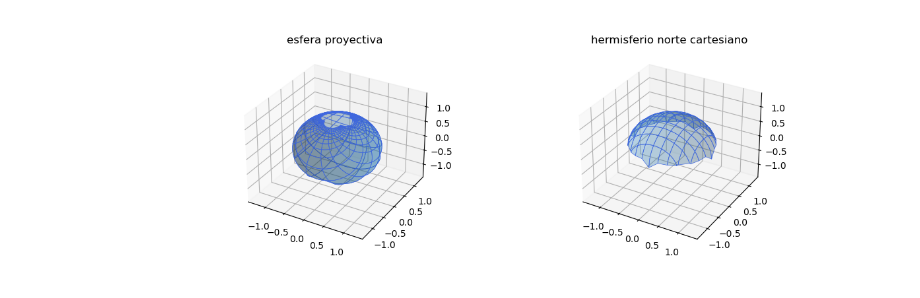
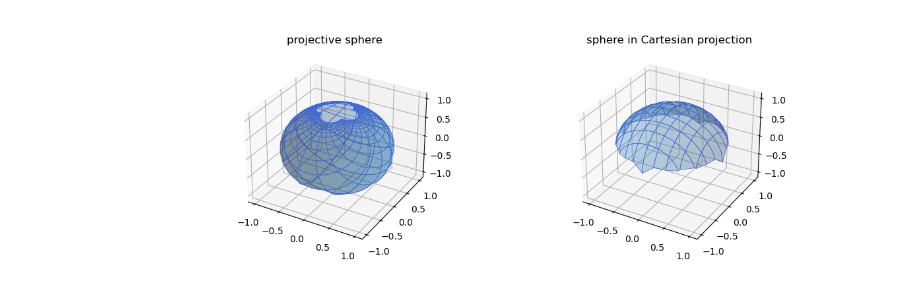
Before and after one commit to diego-fpv/diff-geo, a Jupyter notebook: n_cartas.ipynb, the cells around one changed output. Cells and saved outputs as stored; diff of their text form; code cells hidden in the pictures.

```diff
--- a/n_cartas.ipynb
+++ b/n_cartas.ipynb
@@ -61,32 +129,34 @@ for key, ax in zip(x3.keys(), axs):
 # %%
-# esfera: parametrizaciones alternativas
 
-x1p = np.reshape(np.linspace(-5, 5, 101), (1, -1))
-x2p = np.reshape(np.linspace(-5, 5, 101), (-1, 1))
+# coordinates
+x1 = np.reshape(np.linspace(-5, 5, 101), (1, -1))
+x2 = np.reshape(np.linspace(-5, 5, 101), (-1, 1))
 
-x1 = dict()
-x2 = dict()
-x3 = dict()
+# construir los puntos en R^3 como funciones de las coordenadas
+x = dict()
+y = dict()
+z = dict()
 
-x1["esfera proyectiva"] = 2 * x1p / (1 + x1p**2 + x2p**2)
-x2["esfera proyectiva"] = 2 * x2p / (1 + x1p**2 + x2p**2)
-x3["esfera proyectiva"] = (x1p**2 + x2p**2 - 1) / (1 + x1p**2 + x2p**2)
+x["projective sphere"] = 2 * x1 / (1 + x1**2 + x2**2)
+y["projective sphere"] = 2 * x2 / (1 + x1**2 + x2**2)
+z["projective sphere"] = (x1**2 + x2**2 - 1) / (1 + x1**2 + x2**2)
 
-x1p = np.reshape(np.linspace(-1, 1, 101), (1, -1))
-x2p = np.reshape(np.linspace(-1, 1, 101), (-1, 1))
+# coordinates again (merely reducing the range they span)
+x1 = np.reshape(np.linspace(-1, 1, 101), (1, -1))
+x2 = np.reshape(np.linspace(-1, 1, 101), (-1, 1))
 
-x1["hermisferio norte cartesiano"] = x1p
-x2["hermisferio norte cartesiano"] = x2p
-x3["hermisferio norte cartesiano"] = np.sqrt(1 - x1p**2 - x2p**2)
+x["sphere in Cartesian projection"] = x1
+y["sphere in Cartesian projection"] = x2
+z["sphere in Cartesian projection"] = np.sqrt(1 - x1**2 - x2**2)
 
-fig, axs = plt.subplots(1, len(x3), subplot_kw={"projection": "3d"}, figsize= (12, 4))
+fig, axs = plt.subplots(1, len(z), subplot_kw={"projection": "3d"}, figsize= (12, 4))
 strides = [4, 10]
 
-for s, key, ax in zip(strides, x3.keys(), axs):
-    ax.plot_surface(x1[key], x2[key], x3[key], edgecolor='royalblue', lw=0.5, rstride=s, cstride=s, alpha=0.3)
+for s, key, ax in zip(strides, z.keys(), axs):
+    ax.plot_surface(x[key], y[key], z[key], edgecolor='royalblue', lw=0.5, rstride=s, cstride=s, alpha=0.3)
     ax.set_title(key)
-    ax.set_xlim(-1.4, 1.4)
-    ax.set_ylim(-1.4, 1.4)
-    ax.set_zlim(-1.4, 1.4)
+    ax.set_xlim(-1.1, 1.1)
+    ax.set_ylim(-1.1, 1.1)
+    ax.set_zlim(-1.1, 1.1)
 # %% [output]
-[figure, old version]
+[figure, new version]
```
Also changed, not shown: parts of 13 cells of this notebook.
